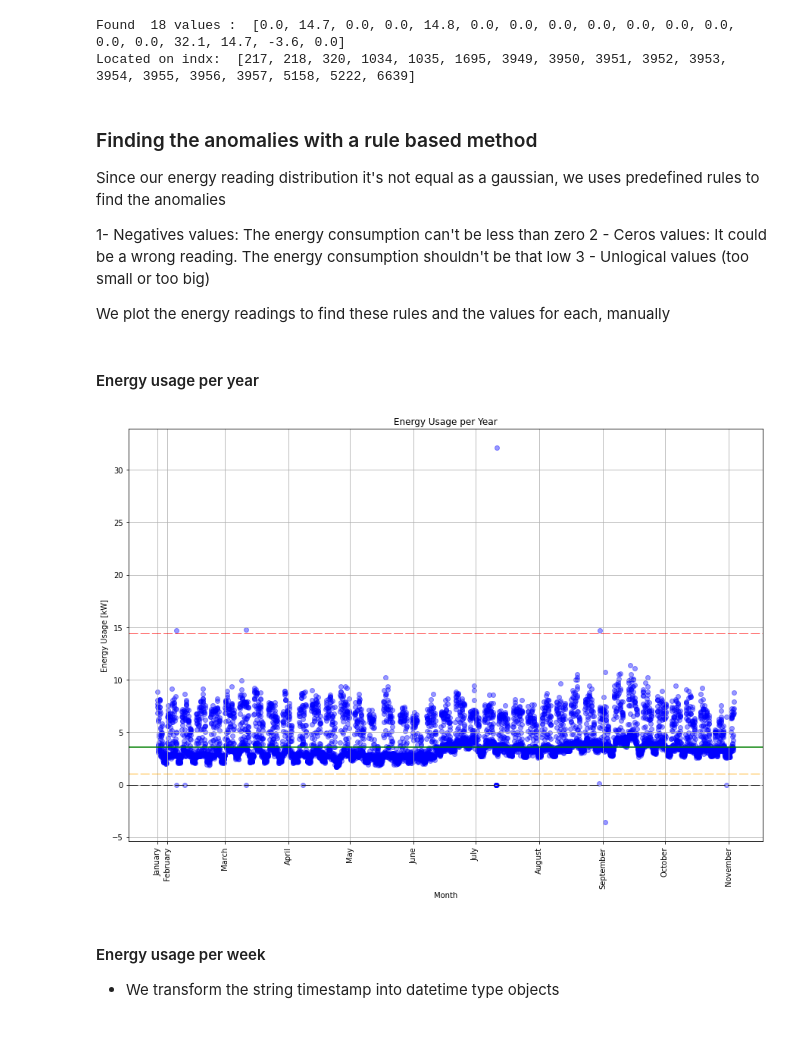
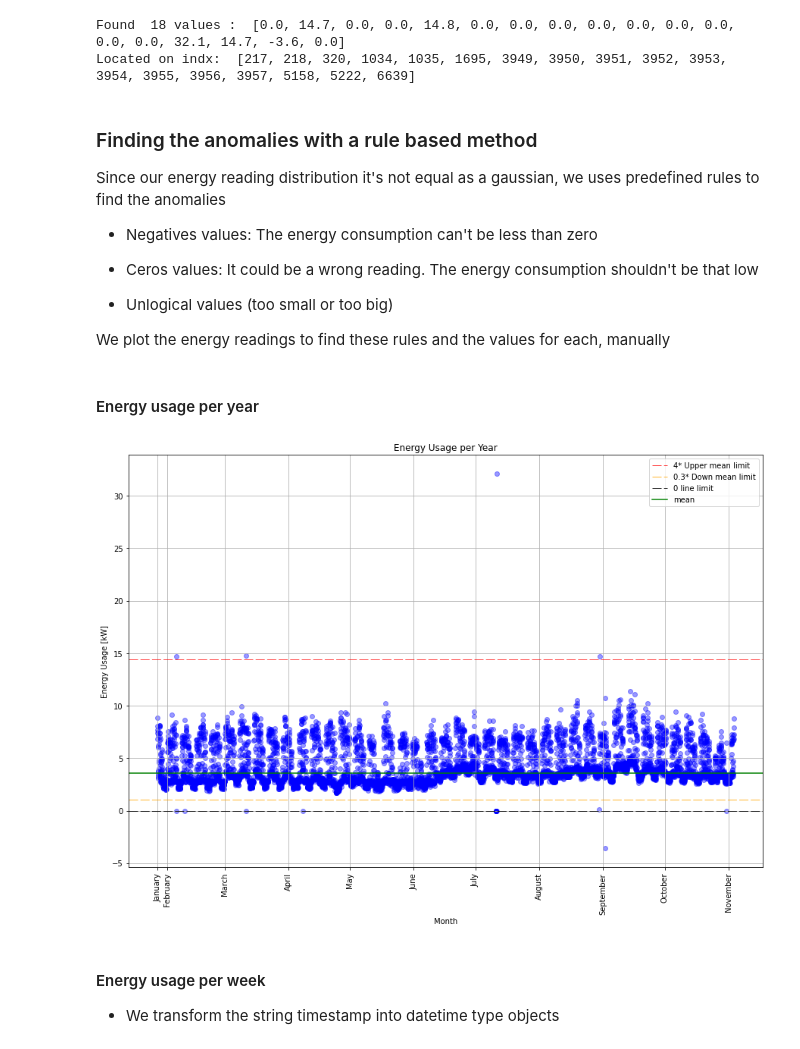
Before and after one commit to matias-dogliani/energybuild, a Jupyter notebook: PreProcess_EnergyConsumption.ipynb, the cells around one changed output. Cells and saved outputs as stored; diff of their text form; code cells hidden in the pictures.

```diff
--- a/PreProcess_EnergyConsumption.ipynb
+++ b/PreProcess_EnergyConsumption.ipynb
@@ -205,9 +205,11 @@ Located on indx:  [217, 218, 320, 1034, 1035, 1695, 3949, 3950, 3951, 3952, 3953
 
 Since our energy reading distribution it's not equal as a gaussian, we uses predefined rules to find the anomalies
 
-1- Negatives values: The energy consumption can't be less than zero
-2 - Ceros values: It could be a wrong reading. The energy consumption shouldn't be that low
-3 - Unlogical values (too small or too big)
+ - Negatives values: The energy consumption can't be less than zero
+
+ - Ceros values: It could be a wrong reading. The energy consumption shouldn't be that low
+
+ - Unlogical values (too small or too big)
 
 We plot the energy readings to find these rules and the values for each, manually
 # %% [markdown]
@@ -215,28 +217,32 @@ We plot the energy readings to find these rules and the values for each, manuall
 # %%
 #Calculate the median value
 median = np.median(DataFrame['Energy Usage'])
 Updes=4
 Dwdes=0.3
 
 fig = plt.figure(figsize=(15,10))
 
 
-plt.axhline(y=Updes*median, xmin=0, xmax=1, label = str(Updes) + '* Upper mean limit', linestyle=':',lw=0.8, color='r' , dashes=(15, 4) )
-plt.axhline(y=Dwdes*median, xmin=0, xmax=1, label = str(Dwdes)+ '* Down mean limit', linestyle=':',lw=0.8, color='orange', dashes=(15, 4))
-plt.axhline(y=0, xmin=0, xmax=1, label = "0 line limit", linestyle=':',lw=0.8, color='k',dashes=(15, 4))
+plt.axhline(y=Updes*median, xmin=0, xmax=1, label = str(Updes) + '* Upper mean limit',
+            linestyle=':',lw=0.8, color='r' , dashes=(15, 4))
+plt.axhline(y=Dwdes*median, xmin=0, xmax=1, label = str(Dwdes)+ '* Down mean limit',
+            linestyle=':',lw=0.8, color='orange', dashes=(15, 4))
+plt.axhline(y=0, xmin=0, xmax=1, label = "0 line limit", linestyle=':',lw=0.8, color='k'
+            ,dashes=(15, 4))
 plt.axhline(y=median, xmin=0, xmax=1, label = "mean", linestyle='-',lw=1.5, color='green')
 
 plt.scatter(DataFrame.index,DataFrame['Energy Usage'],alpha=0.4,color="blue")
 plt.grid()
 plt.title("Energy Usage per Year")
 plt.xlabel('Month')
 plt.ylabel("Energy Usage [kW]")
 plt.xticks([1,112,784,1527,2247,2991,3711,4455,5199,5919,6664,], #the sample (=hour counting)  when the month start
            ['January','February','March','April',"May","June","July","August","September","October","November"],
            rotation=90)
+plt.legend()
 plt.savefig("./Imgs/Energy_usage_year_annotated.png",transparent=True)
 # %% [output]
-[figure, old version]
+[figure, new version]
 # %% [markdown]
 #### Energy usage per week
 
```
Also changed, not shown: parts of 10 cells of this notebook, 5 other files.
